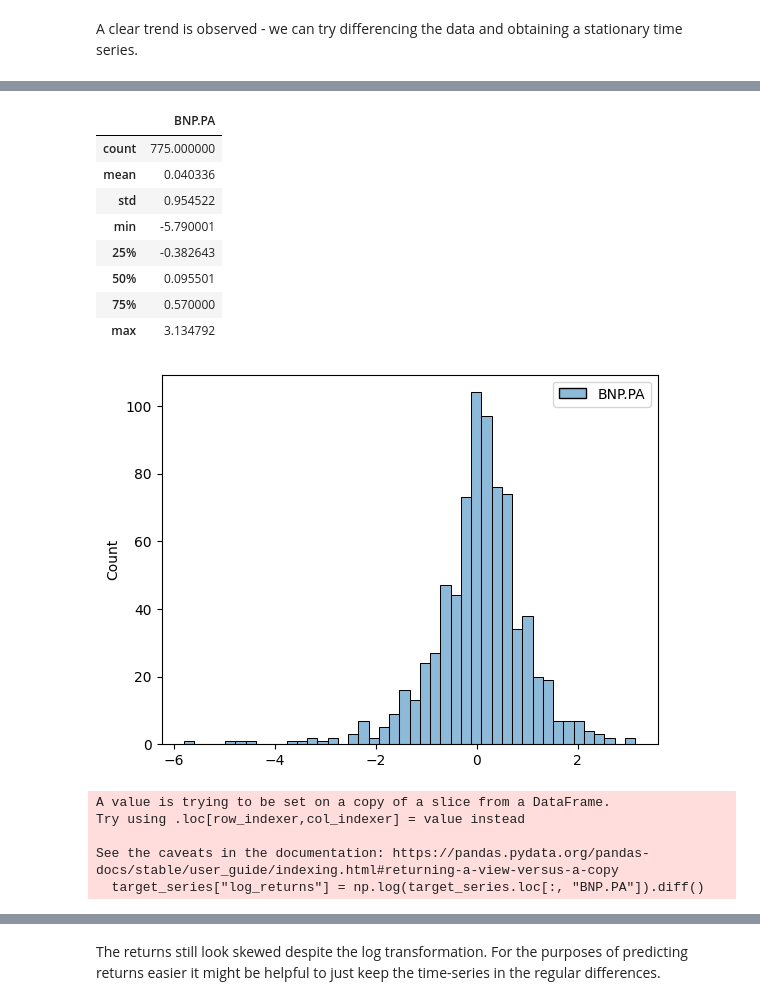
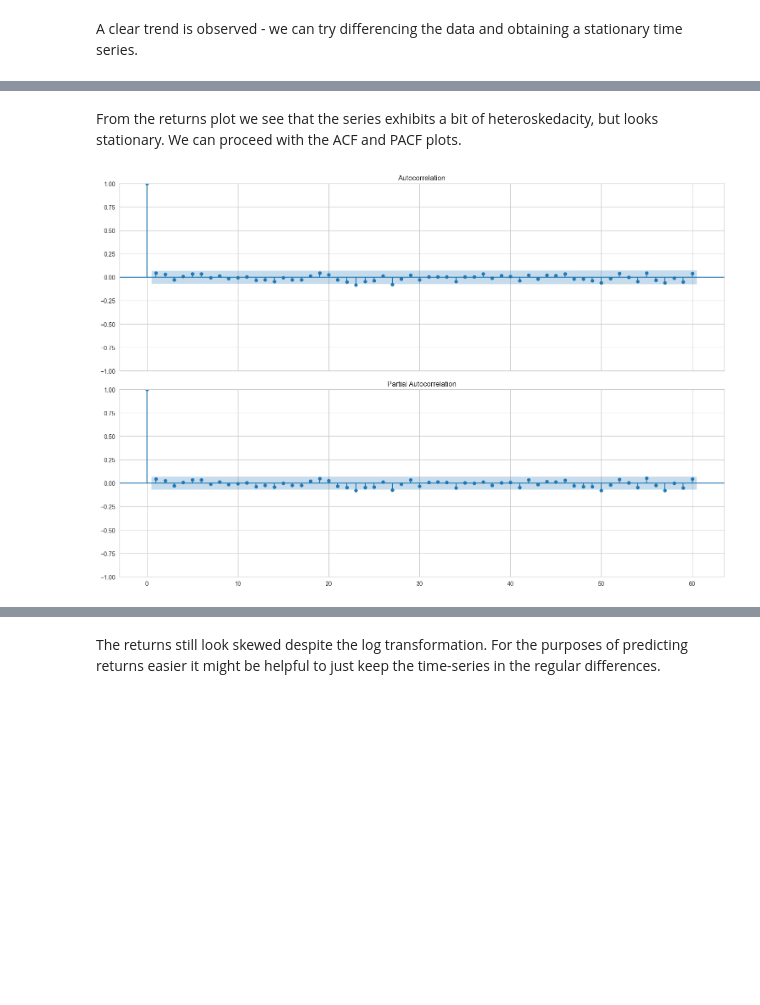
Before and after one commit to thexuanngu/QRT, a Jupyter notebook: example_strategy_backtest.ipynb, the cells around one changed output, grey strips where cells are left out. Cells and saved outputs as stored; diff of their text form; code cells hidden in the pictures; blank space fills up the shorter version.

```diff
--- a/example_strategy_backtest.ipynb
+++ b/example_strategy_backtest.ipynb
@@ -165,25 +135,14 @@ target_returns.plot()
-# %%
-# plot the returns as a histogram
-
-sns.histplot(target_returns)
-
-target_returns.describe()
-# %% [output]
-|  | BNP.PA |
-| count | 775.000000 |
-| mean | 0.040336 |
-| std | 0.954522 |
-| min | -5.790001 |
-| 25% | -0.382643 |
-| 50% | 0.095501 |
-| 75% | 0.570000 |
-| max | 3.134792 |
-[figure, removed]
-# %%
-target_series["log_returns"] = np.log(target_series.loc[:, "BNP.PA"]).diff()
-# %% [output]
-A value is trying to be set on a copy of a slice from a DataFrame.
-Try using .loc[row_indexer,col_indexer] = value instead
-
-See the caveats in the documentation: https://pandas.pydata.org/pandas-docs/stable/user_guide/indexing.html#returning-a-view-versus-a-copy
-  target_series["log_returns"] = np.log(target_series.loc[:, "BNP.PA"]).diff()
+# %% [markdown]
+From the returns plot we see that the series exhibits a bit of heteroskedacity, but looks stationary. We can proceed with the ACF and PACF plots.
+# %%
+from statsmodels.graphics.tsaplots import plot_acf, plot_pacf
+
+figsize = (15,10)
+lags= 60
+fig, ax = plt.subplots(nrows=2, figsize=figsize, sharex=True)
+plot_acf(target_returns, ax=ax[0], lags=lags)
+plot_pacf(target_returns, ax=ax[1], lags=lags)
+plt.tight_layout()
+plt.show()
+# %% [output]
+[figure, added]
```
Also changed, not shown: parts of 28 cells of this notebook.
